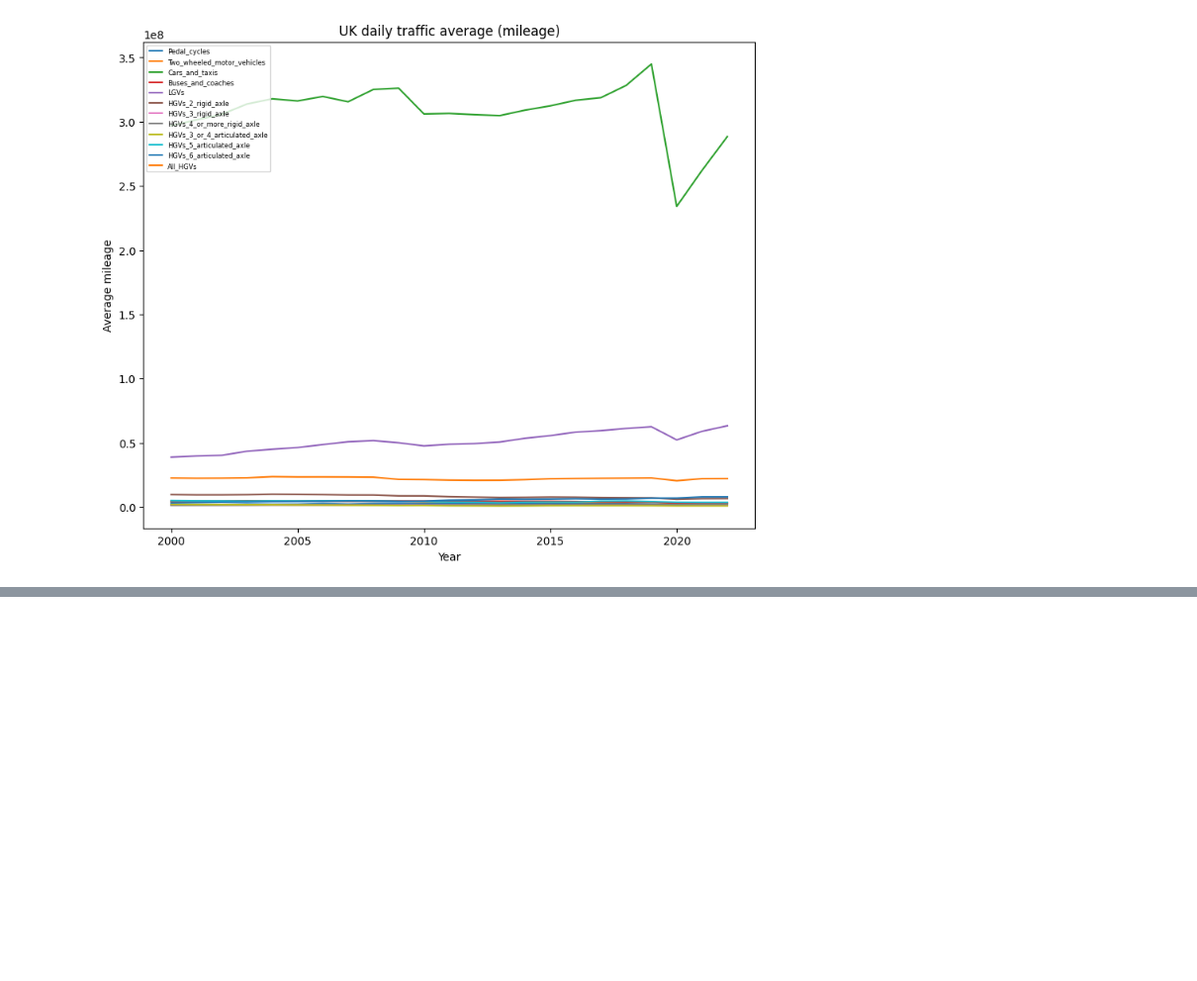
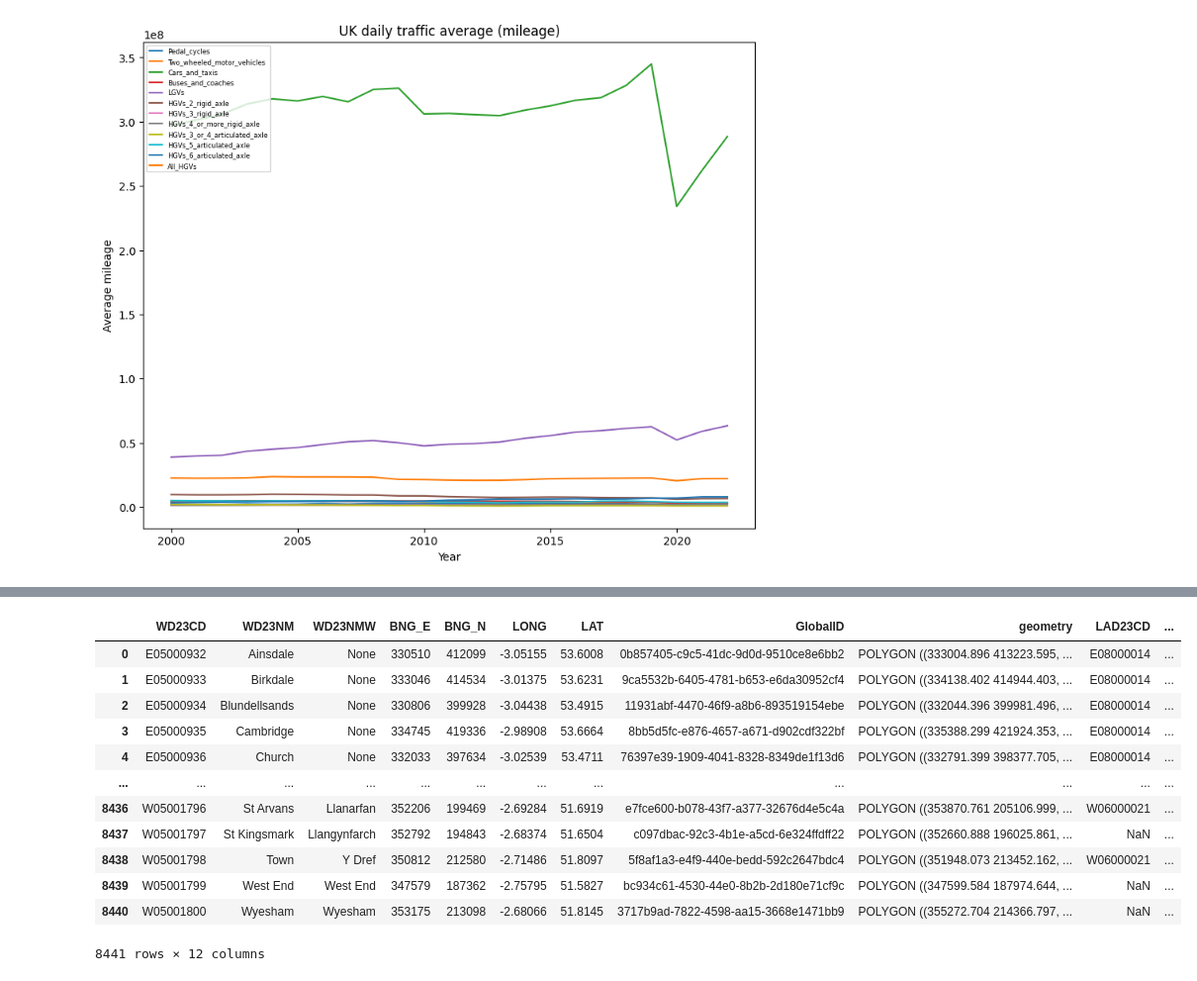
Before and after one commit to andyghpro/ev-forecast, a Jupyter notebook: test.ipynb, the cells around one changed output, grey strips where cells are left out. Shown: that part at 99% size. Drawn from its saved outputs; the diff is of its cells as text; code cells hidden in the pictures; blank space fills up the shorter version.

```diff
--- a/test.ipynb
+++ b/test.ipynb
@@ -84,0 +118,17 @@ df_all.plot(title='All motor vehicles average daily traffic (mileage)')
+# %%
+# Create a spacial view
+fig, ax = plt.subplots(1, figsize=(10, 10))
+# %% [output]
+|  | WD23CD | WD23NM | WD23NMW | BNG_E | BNG_N | LONG | LAT | GlobalID | geometry | LAD23CD | ... |
+| 0 | E05000932 | Ainsdale | None | 330510 | 412099 | -3.05155 | 53.6008 | 0b857405-c9c5-41dc-9d0d-9510ce8e6bb2 | POLYGON ((333004.896 413223.595, ... | E08000014 | ... |
+| 1 | E05000933 | Birkdale | None | 333046 | 414534 | -3.01375 | 53.6231 | 9ca5532b-6405-4781-b653-e6da30952cf4 | POLYGON ((334138.402 414944.403, ... | E08000014 | ... |
+| 2 | E05000934 | Blundellsands | None | 330806 | 399928 | -3.04438 | 53.4915 | 11931abf-4470-46f9-a8b6-893519154ebe | POLYGON ((332044.396 399981.496, ... | E08000014 | ... |
+| 3 | E05000935 | Cambridge | None | 334745 | 419336 | -2.98908 | 53.6664 | 8bb5d5fc-e876-4657-a671-d902cdf322bf | POLYGON ((335388.299 421924.353, ... | E08000014 | ... |
+| 4 | E05000936 | Church | None | 332033 | 397634 | -3.02539 | 53.4711 | 76397e39-1909-4041-8328-8349de1f13d6 | POLYGON ((332791.399 398377.705, ... | E08000014 | ... |
+| ... | ... | ... | ... | ... | ... | ... | ... | ... | ... | ... | ... |
+| 8436 | W05001796 | St Arvans | Llanarfan | 352206 | 199469 | -2.69284 | 51.6919 | e7fce600-b078-43f7-a377-32676d4e5c4a | POLYGON ((353870.761 205106.999, ... | W06000021 | ... |
+| 8437 | W05001797 | St Kingsmark | Llangynfarch | 352792 | 194843 | -2.68374 | 51.6504 | c097dbac-92c3-4b1e-a5cd-6e324ffdff22 | POLYGON ((352660.888 196025.861, ... | NaN | ... |
+| 8438 | W05001798 | Town | Y Dref | 350812 | 212580 | -2.71486 | 51.8097 | 5f8af1a3-e4f9-440e-bedd-592c2647bdc4 | POLYGON ((351948.073 213452.162, ... | W06000021 | ... |
+| 8439 | W05001799 | West End | West End | 347579 | 187362 | -2.75795 | 51.5827 | bc934c61-4530-44e0-8b2b-2d180e71cf9c | POLYGON ((347599.584 187974.644, ... | NaN | ... |
+| 8440 | W05001800 | Wyesham | Wyesham | 353175 | 213098 | -2.68066 | 51.8145 | 3717b9ad-7822-4598-aa15-3668e1471bb9 | POLYGON ((355272.704 214366.797, ... | NaN | ... |
+8441 rows × 12 columns
```
Also changed, not shown: parts of 11 cells of this notebook.
